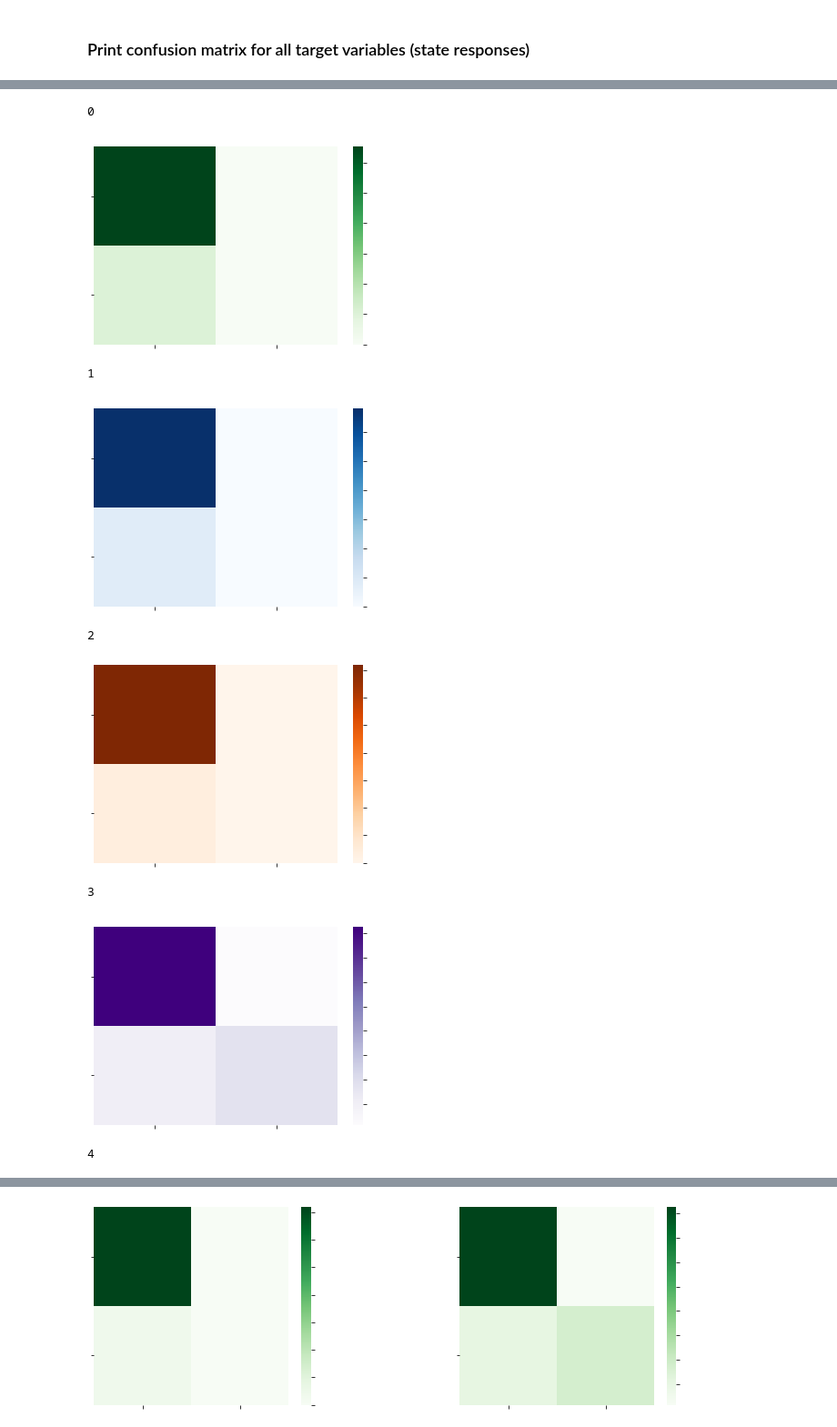
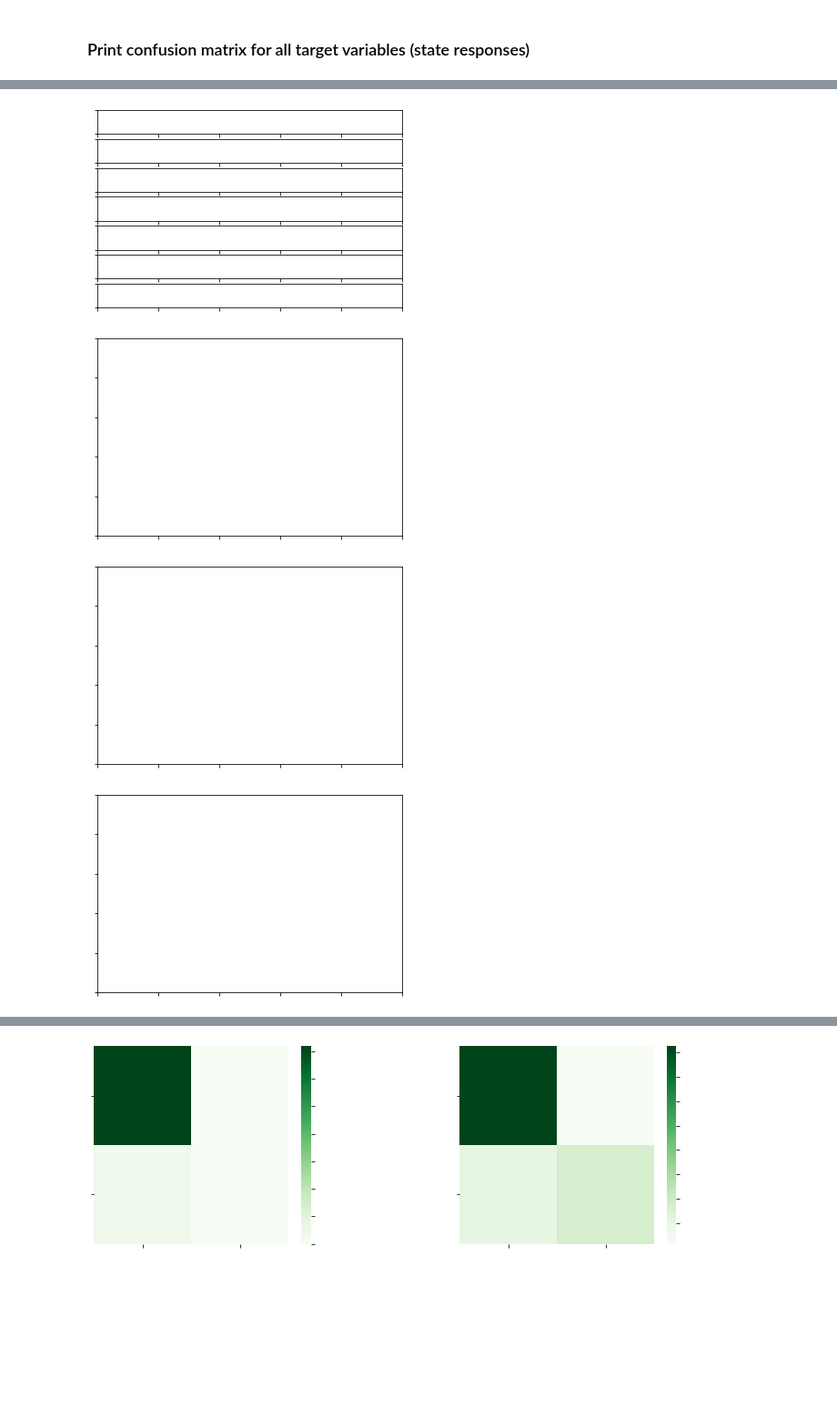
Before and after one commit to EmFib/Mass-Protests, a Jupyter notebook: users/multi_label_modeling_heather.ipynb, the cells around one changed output, grey strips where cells are left out. Shown: that part at 91% size. Drawn from its saved outputs; the diff is of its cells as text; code cells hidden in the pictures; blank space fills up the shorter version.

```diff
--- a/users/multi_label_modeling_heather.ipynb
+++ b/users/multi_label_modeling_heather.ipynb
@@ -257,33 +272,28 @@ array([[ 856,  908],
 # %%
-responses =[('Arrests', 0, 'Greens'), ('Accomodation', 1, 'Blues'), ('Beatings',2, 'Oranges'),
-       ('Crowd Dispersal', 3, 'Purples'), ('Ignore', 4, 'PuBuGn'), ('Killings', 5, 'Reds'), ('Shootings', 6, 'PuRd')]
+responses =[('Arrests', 0, 'Greens', ax1), ('Accomodation', 1, 'Blues', ax2), ('Beatings',2, 'Oranges', ax3),
+       ('Crowd Dispersal', 3, 'Purples', ax4), ('Ignore', 4, 'PuBuGn', ax5), ('Killings', 5, 'Reds', ax6), ('Shootings', 6, 'PuRd', ax7)]
 
-for response, resp_num, cmap in responses:
-    fig, (ax1) = plt.subplots(1, figsize=(6,4))
-    plt.subplots_adjust(wspace=0.5)
+fig, axes = plt.subplots(7,1, figsize=(6,4))
+plt.subplots_adjust(wspace=0.5)
+
+for response, resp_num, cmap, axnum in responses:
     sns.heatmap(cm_array[resp_num].astype(int), annot=True, ax = ax1, cmap=cmap, fmt='d'); #annot=True to annotate cells
     plt.xlabel('Predicted State Response')
-    ax1.set_ylabel('Actual State Response')
-    ax1.set_title(f'{response} Confusion Matrix')
-    ax1.xaxis.set_ticklabels(['None', response])
-    ax1.yaxis.set_ticklabels(['None', response], va='center')
+    axes[resp_num].set_ylabel('Actual State Response')
+    axes[resp_num].xaxis.set_ticklabels(['None', response])
+    axes[resp_num].yaxis.set_ticklabels(['None', response], va='center')
     plt.show();
 
 # sns.heatmap(cm_array[1].astype(int), annot=True, ax = ax2, cmap='Greens', fmt='d'); #annot=True to annotate cells
 
 # # labels, title and ticks
 # ax2.set_xlabel('Predicted State Response');
 # ax2.set_ylabel('Actual State Response');
 # ax2.set_title('Confusion Matrix');
 # ax2.xaxis.set_ticklabels(['No Accomodation', 'Accomodation']);
 # ax2.yaxis.set_ticklabels(['No Accomodation', 'Accomodation'], va='center');
 # %% [output]
-0
-[figure, old version]
+[figure, new version]
-1
-[figure, old version]
+[figure, new version]
-2
-[figure, old version]
+[figure, new version]
-3
-[figure, old version]
+[figure, new version]
-4
```
Also changed, not shown: parts of 4 cells of this notebook, 2 other files.
